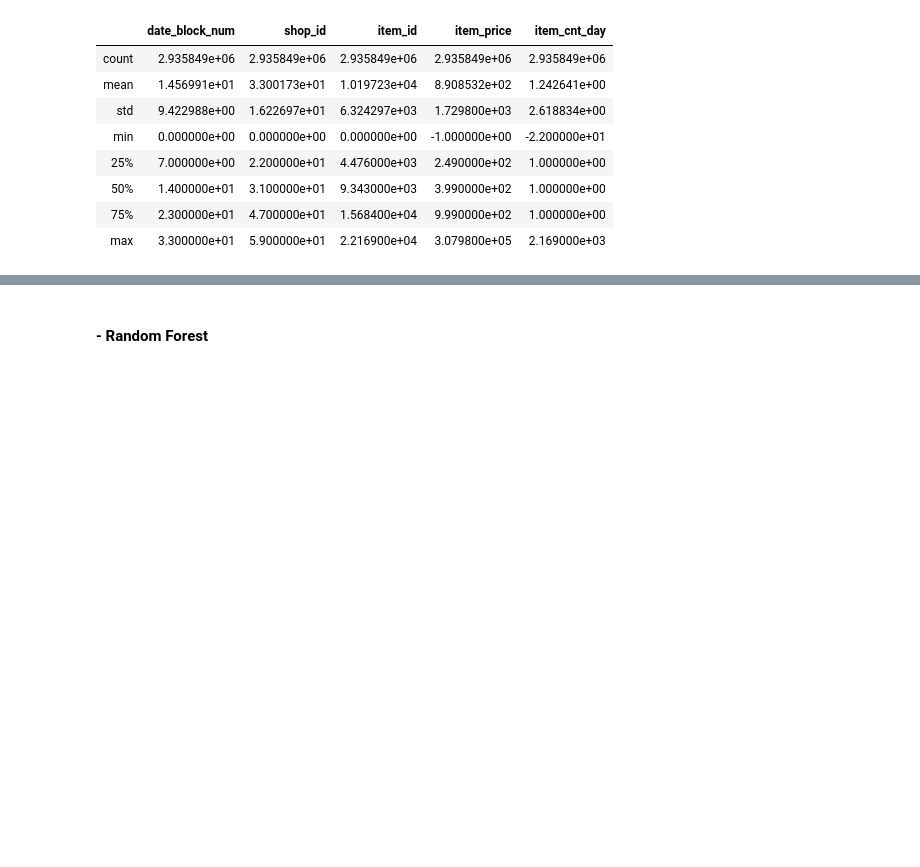
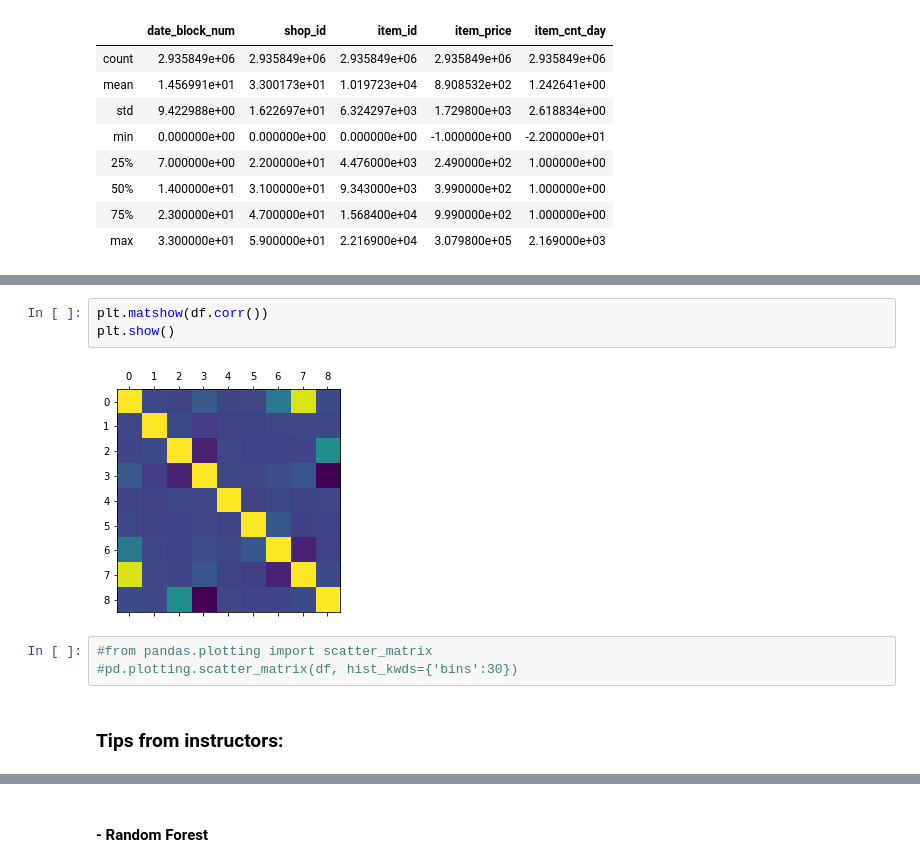
Before and after one commit to davidhoga89/Data_Science_Kaggle, a Jupyter notebook: Final_Project/Final_Project_Kaggle_Coursera.ipynb, the cells around one changed output, grey strips where cells are left out. Drawn from its saved outputs; the diff is of its cells as text; blank space fills up the shorter version.

```diff
--- a/Final_Project/Final_Project_Kaggle_Coursera.ipynb
+++ b/Final_Project/Final_Project_Kaggle_Coursera.ipynb
@@ -83,0 +195,10 @@ hello world
+# %%
+plt.matshow(df.corr())
+plt.show()
+# %% [output]
+[figure, added]
+# %%
+#from pandas.plotting import scatter_matrix
+#pd.plotting.scatter_matrix(df, hist_kwds={'bins':30})
+# %% [markdown]
+### Tips from instructors:
```
Also changed, not shown: parts of 22 cells of this notebook, 4 other files.
